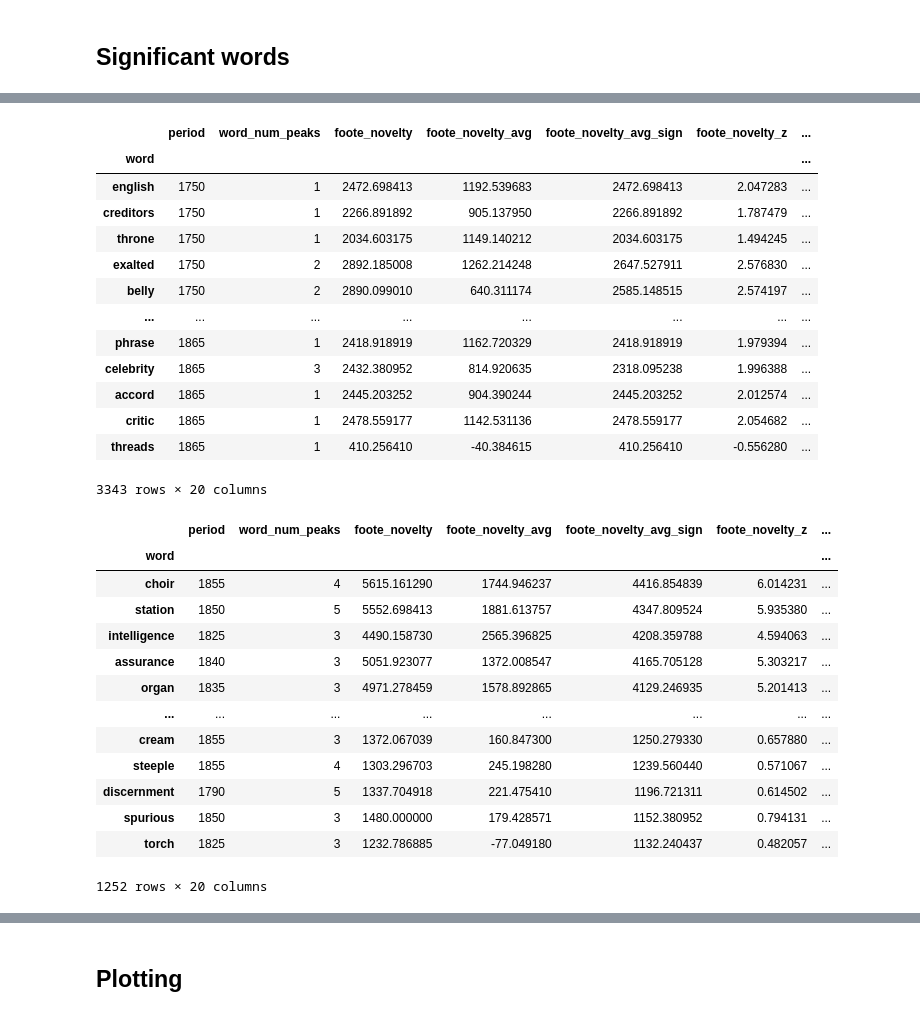
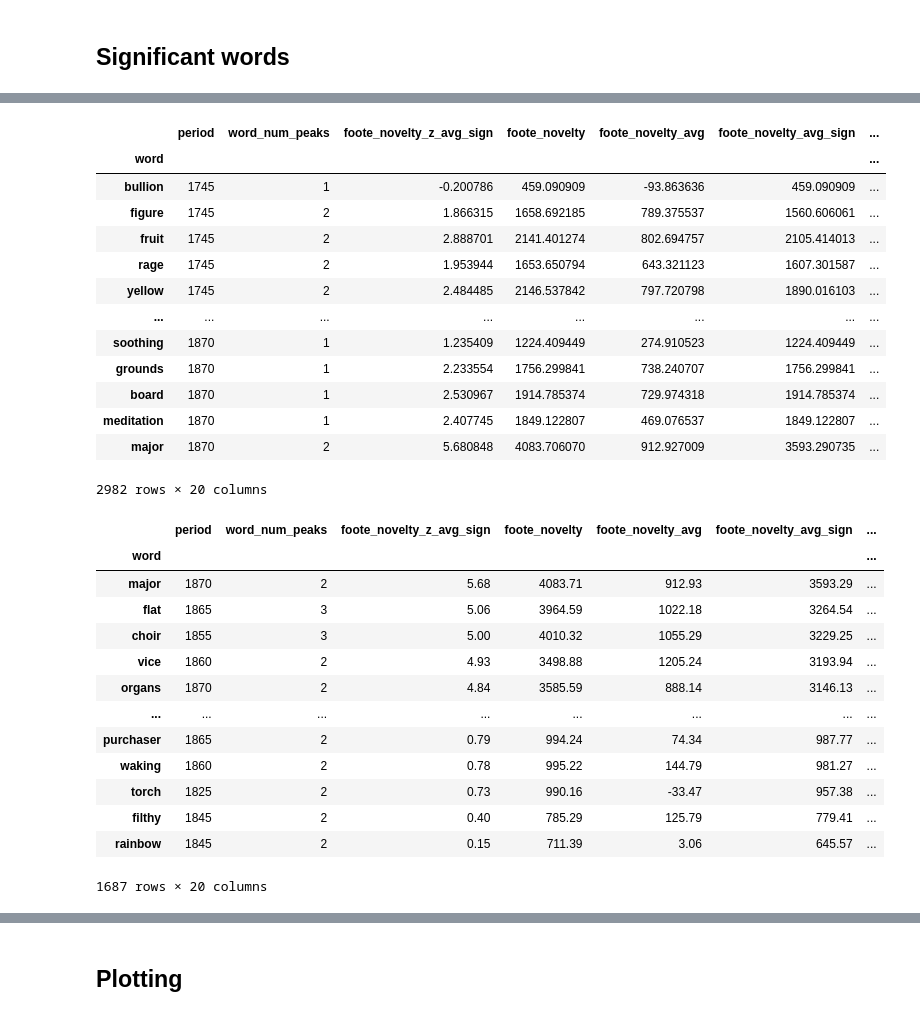
Before and after one commit to quadrismegistus/koselleck, a Jupyter notebook: koselleck/novelty.ipynb, the cells around one changed output, grey strips where cells are left out. Drawn from its saved outputs; the diff is of its cells as text; code cells hidden in the pictures.

```diff
--- a/koselleck/novelty.ipynb
+++ b/koselleck/novelty.ipynb
@@ -286,5 +284,5 @@ def nov(
 # %%
-def get_novelty(words,min_foote_size=4,max_foote_size=6,**nov_attrs):
+def get_novelty(words,min_foote_size=FOOTE_W,max_foote_size=FOOTE_W,**nov_attrs):
     words=tokenize_fast(words) if type(words)==str else words
     if DFALLNOV is not None:
         odf=DFALLNOV[DFALLNOV.word.isin(set(words))]
@@ -318,11 +320,11 @@ get_novelty('station')
 # %% [markdown]
 ## All novelty scores
 # %%
-def get_all_novelty_scores(by_foote_size=False, min_foote_size=4, max_foote_size=6, min_periods=20, cache=True):
+def get_all_novelty_scores(by_foote_size=False, min_foote_size=FOOTE_W, max_foote_size=FOOTE_W, min_periods=20, cache=True, force=False):
     global DFALLNOV
-    if DFALLNOV is not None and len(DFALLNOV):
+    if not force and DFALLNOV is not None and len(DFALLNOV):
         allnov=odf=DFALLNOV
-    elif cache and os.path.exists(FN_NOV_CACHE):
+    elif not force and cache and os.path.exists(FN_NOV_CACHE):
         odf=read_df(FN_NOV_CACHE)
     else:
         words_done=get_words_with_lnm()
@@ -436,42 +438,42 @@ dfsignw
 dfchangepoints=get_signif_novelty_scores(p_peak=.05, min_peaks=1).drop_duplicates('word',keep='first').set_index('word')
 dfchangepoints=dfchangepoints.join(dfsignw,rsuffix='_avg_sign')
 dfchangepoints=dfchangepoints.join(get_all_novelty_scores().groupby('word').mean(),rsuffix='_avg')
-prefcols=['period','word_num_peaks']
+prefcols=['period','word_num_peaks','foote_novelty_z_avg_sign']
 dfchangepoints = dfchangepoints[prefcols + sorted([c for c in dfchangepoints.columns if c not in set(prefcols)])]
 dfchangepoints = dfchangepoints.sort_values('period')
 dfchangepoints
 # %% [output]
-|  | period | word_num_peaks | foote_novelty | foote_novelty_avg | foote_novelty_avg_sign | foote_novelty_z | ... |
+|  | period | word_num_peaks | foote_novelty_z_avg_sign | foote_novelty | foote_novelty_avg | foote_novelty_avg_sign | ... |
 | word |  |  |  |  |  |  | ... |
-| english | 1750 | 1 | 2472.698413 | 1192.539683 | 2472.698413 | 2.047283 | ... |
-| creditors | 1750 | 1 | 2266.891892 | 905.137950 | 2266.891892 | 1.787479 | ... |
-| throne | 1750 | 1 | 2034.603175 | 1149.140212 | 2034.603175 | 1.494245 | ... |
-| exalted | 1750 | 2 | 2892.185008 | 1262.214248 | 2647.527911 | 2.576830 | ... |
-| belly | 1750 | 2 | 2890.099010 | 640.311174 | 2585.148515 | 2.574197 | ... |
+| bullion | 1745 | 1 | -0.200786 | 459.090909 | -93.863636 | 459.090909 | ... |
+| figure | 1745 | 2 | 1.866315 | 1658.692185 | 789.375537 | 1560.606061 | ... |
+| fruit | 1745 | 2 | 2.888701 | 2141.401274 | 802.694757 | 2105.414013 | ... |
+| rage | 1745 | 2 | 1.953944 | 1653.650794 | 643.321123 | 1607.301587 | ... |
+| yellow | 1745 | 2 | 2.484485 | 2146.537842 | 797.720798 | 1890.016103 | ... |
 | ... | ... | ... | ... | ... | ... | ... | ... |
-| phrase | 1865 | 1 | 2418.918919 | 1162.720329 | 2418.918919 | 1.979394 | ... |
-| celebrity | 1865 | 3 | 2432.380952 | 814.920635 | 2318.095238 | 1.996388 | ... |
-| accord | 1865 | 1 | 2445.203252 | 904.390244 | 2445.203252 | 2.012574 | ... |
-| critic | 1865 | 1 | 2478.559177 | 1142.531136 | 2478.559177 | 2.054682 | ... |
-| threads | 1865 | 1 | 410.256410 | -40.384615 | 410.256410 | -0.556280 | ... |
+| soothing | 1870 | 1 | 1.235409 | 1224.409449 | 274.910523 | 1224.409449 | ... |
+| grounds | 1870 | 1 | 2.233554 | 1756.299841 | 738.240707 | 1756.299841 | ... |
+| board | 1870 | 1 | 2.530967 | 1914.785374 | 729.974318 | 1914.785374 | ... |
+| meditation | 1870 | 1 | 2.407745 | 1849.122807 | 469.076537 | 1849.122807 | ... |
+| major | 1870 | 2 | 5.680848 | 4083.706070 | 912.927009 | 3593.290735 | ... |
-3343 rows × 20 columns
+2982 rows × 20 columns
 # %%
 topwords=dfchangepoints.sort_values(
     'foote_novelty_z_avg_sign',ascending=False
-).query('word_num_peaks>2')
-topwords
+).query('word_num_peaks>1')
+round(topwords,2)
 # %% [output]
-|  | period | word_num_peaks | foote_novelty | foote_novelty_avg | foote_novelty_avg_sign | foote_novelty_z | ... |
+|  | period | word_num_peaks | foote_novelty_z_avg_sign | foote_novelty | foote_novelty_avg | foote_novelty_avg_sign | ... |
 | word |  |  |  |  |  |  | ... |
-| choir | 1855 | 4 | 5615.161290 | 1744.946237 | 4416.854839 | 6.014231 | ... |
-| station | 1850 | 5 | 5552.698413 | 1881.613757 | 4347.809524 | 5.935380 | ... |
-| intelligence | 1825 | 3 | 4490.158730 | 2565.396825 | 4208.359788 | 4.594063 | ... |
-| assurance | 1840 | 3 | 5051.923077 | 1372.008547 | 4165.705128 | 5.303217 | ... |
-| organ | 1835 | 3 | 4971.278459 | 1578.892865 | 4129.246935 | 5.201413 | ... |
+| major | 1870 | 2 | 5.68 | 4083.71 | 912.93 | 3593.29 | ... |
+| flat | 1865 | 3 | 5.06 | 3964.59 | 1022.18 | 3264.54 | ... |
+| choir | 1855 | 3 | 5.00 | 4010.32 | 1055.29 | 3229.25 | ... |
+| vice | 1860 | 2 | 4.93 | 3498.88 | 1205.24 | 3193.94 | ... |
+| organs | 1870 | 2 | 4.84 | 3585.59 | 888.14 | 3146.13 | ... |
 | ... | ... | ... | ... | ... | ... | ... | ... |
-| cream | 1855 | 3 | 1372.067039 | 160.847300 | 1250.279330 | 0.657880 | ... |
-| steeple | 1855 | 4 | 1303.296703 | 245.198280 | 1239.560440 | 0.571067 | ... |
-| discernment | 1790 | 5 | 1337.704918 | 221.475410 | 1196.721311 | 0.614502 | ... |
-| spurious | 1850 | 3 | 1480.000000 | 179.428571 | 1152.380952 | 0.794131 | ... |
-| torch | 1825 | 3 | 1232.786885 | -77.049180 | 1132.240437 | 0.482057 | ... |
+| purchaser | 1865 | 2 | 0.79 | 994.24 | 74.34 | 987.77 | ... |
+| waking | 1860 | 2 | 0.78 | 995.22 | 144.79 | 981.27 | ... |
+| torch | 1825 | 2 | 0.73 | 990.16 | -33.47 | 957.38 | ... |
+| filthy | 1845 | 2 | 0.40 | 785.29 | 125.79 | 779.41 | ... |
+| rainbow | 1845 | 2 | 0.15 | 711.39 | 3.06 | 645.57 | ... |
-1252 rows × 20 columns
+1687 rows × 20 columns
```
Also changed, not shown: parts of 16 cells of this notebook, 11 other files.
